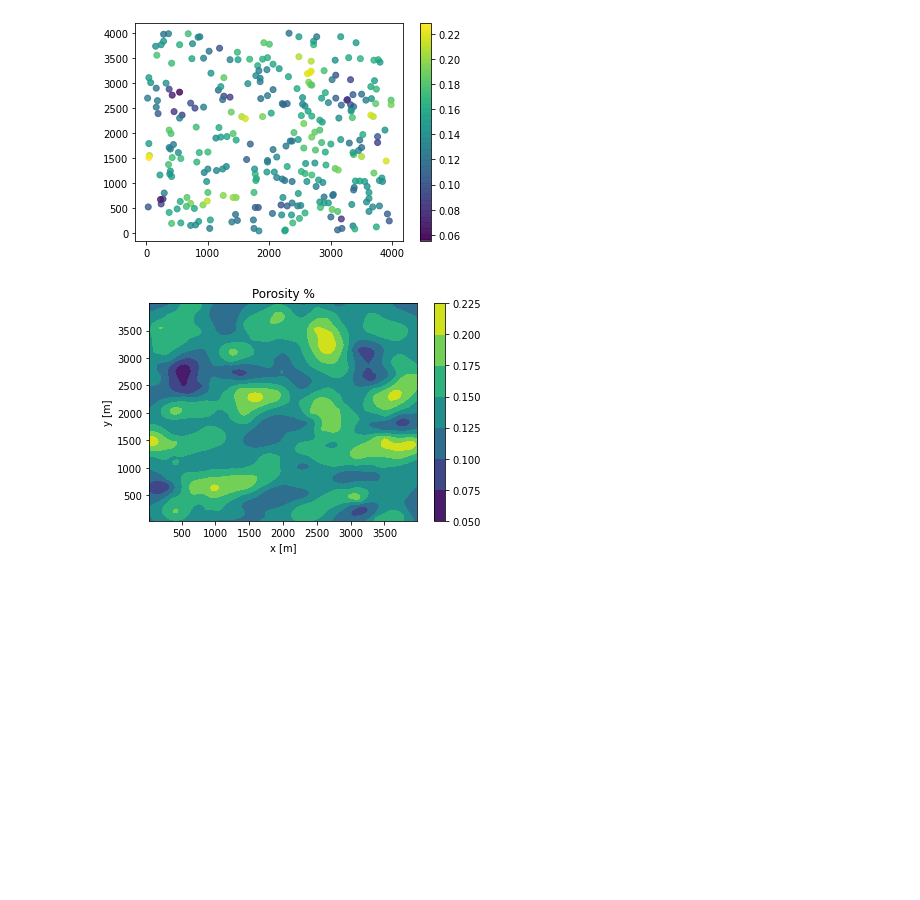
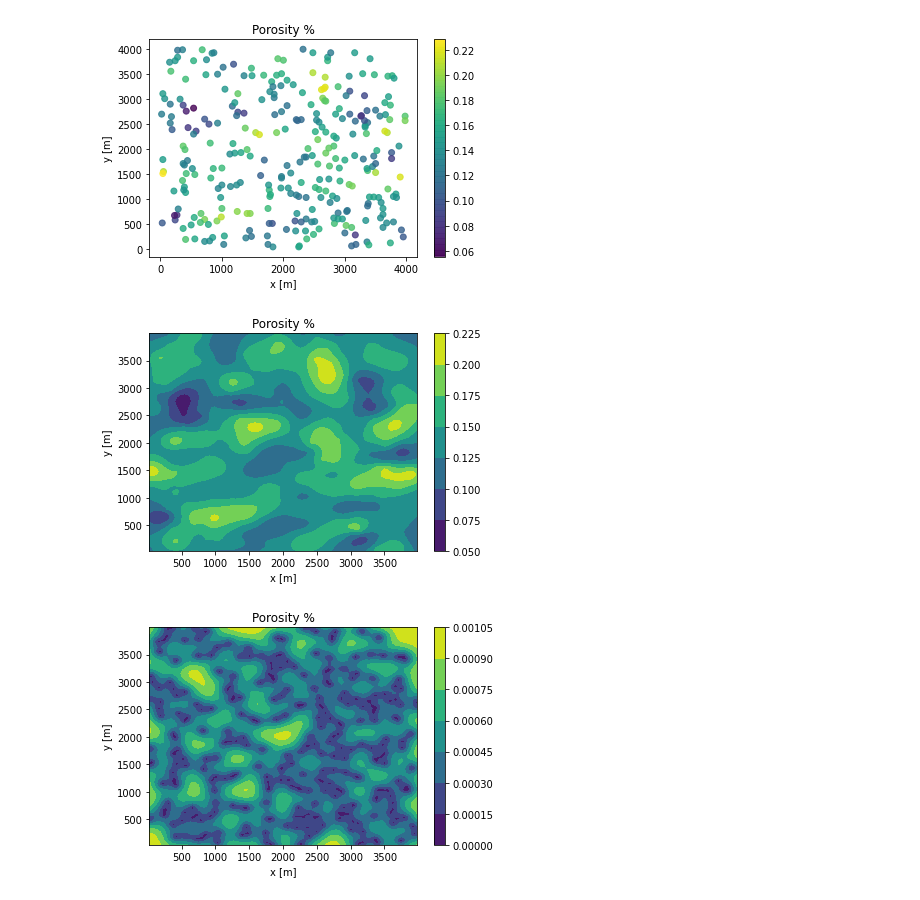
Before and after one commit to gokhanozbek/reservoir-characteristics, a Jupyter notebook: HW3 Last Version.ipynb, the cells around one changed output. Drawn from its saved outputs; the diff is of its cells as text; code cells hidden in the pictures; blank space fills up the shorter version.

```diff
--- a/HW3 Last Version.ipynb
+++ b/HW3 Last Version.ipynb
@@ -10,7 +10,7 @@ import io
 from google.colab import files
 from geovariogram import variogram
 
-#uploaded = files.upload()
+uploaded = files.upload()
 
 
 class kriging():
@@ -73,15 +73,14 @@ if __name__ == "__main__":
     Z = data[:,2]
     F = data[:,3]
     plt.figure(1)
+    xlabel('x [m]')
+    ylabel('y [m]')
 
+    title('Porosity %')
     plt.scatter(X,Y,c=F,alpha=0.8)
     plt.colorbar()
     plt.show()
 
-    xlabel('x [m]')
-    ylabel('y [m]')
-
-    title('Porosity %') ;
 
 
     observation.X = data[:,0]
@@ -102,32 +101,46 @@ if __name__ == "__main__":
     ymax = Y.max();
 
     Nx = 100;
     Ny = 100;
 
     Xlin = np.linspace(xmin,xmax,Nx).T
     Ylin = np.linspace(ymin,ymax,Ny).T
 
     [Xmesh,Ymesh] = np.meshgrid(Xlin,Ylin);
 
     Z_array=np.ones((Nx*Ny), dtype=int)
 
     estimation.X = Xmesh.flatten()
     estimation.Y = Ymesh.flatten()
     estimation.Z = Z_array
     estimation.mean = 0.12
 
 
 
     krig = kriging(observation)
     krig.simple(estimation)
 
 
     Fmesh  = np.reshape(estimation.F, (Nx,Ny))
     Fmeshv = np.reshape(estimation.F_variance,(Nx,Ny))
 
+    xlabel('x [m]')
+    ylabel('y [m]')
+    title('Porosity %')
+
     plt.contourf(Xmesh,Ymesh,Fmesh);
     plt.colorbar()
     plt.show()
+
+
+    xlabel('x [m]')
+    ylabel('y [m]')
+    title('Porosity %') ;
+
+    plt.contourf(Xmesh,Ymesh,Fmeshv);
+    plt.colorbar()
+    plt.show()
 # %% [output]
-[figure, old version]
+[figure, new version]
 [figure]
+[figure, added]
```
